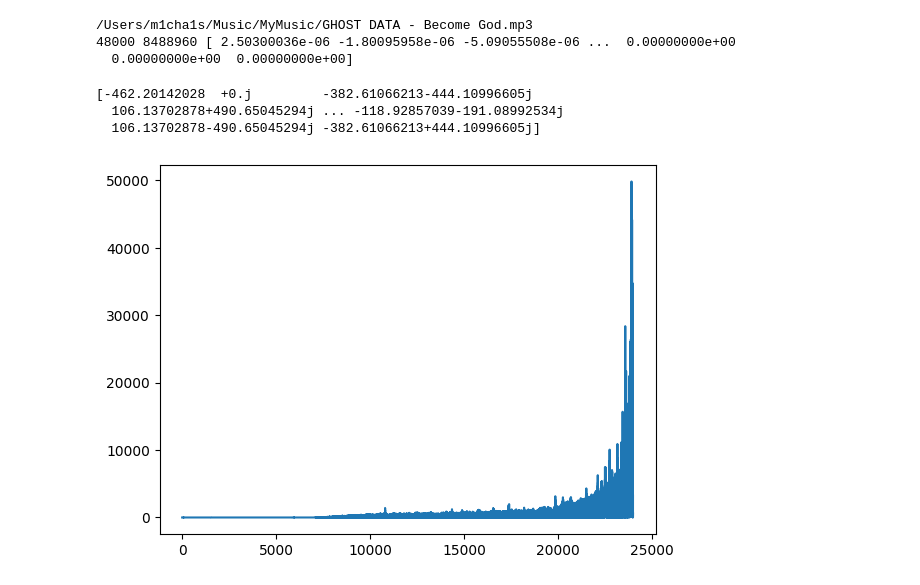
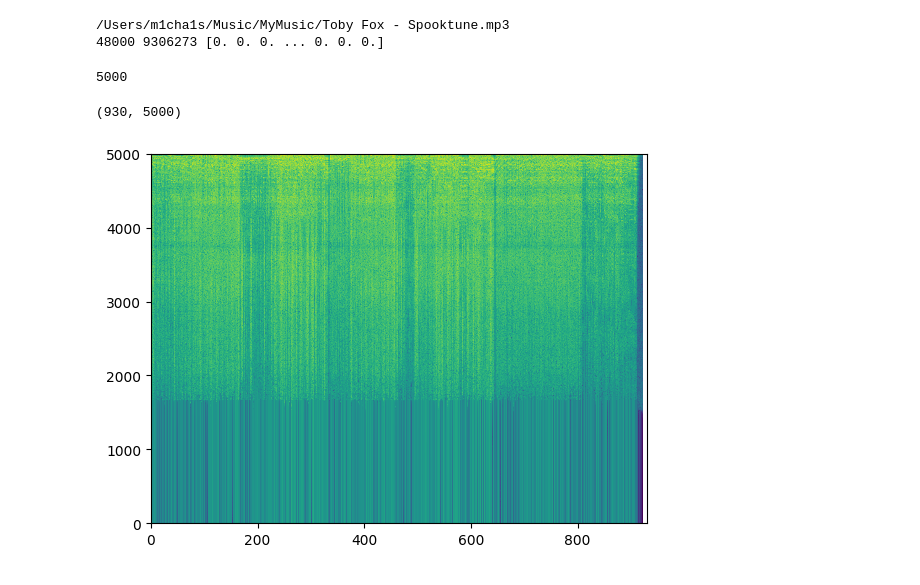
Before and after one commit to m1cha1s/music_analyser, a Jupyter notebook: ml_tagging.ipynb, the cells around one changed output. Saved outputs shown, nothing was run; the diff lists cells and outputs as text; code cells hidden in the pictures.

Commit message:
created the music data processing stuff

```diff
--- a/ml_tagging.ipynb
+++ b/ml_tagging.ipynb
@@ -25,27 +26,41 @@ print(len(tags), tags)
 # %%
-print(songs[110][0])
-y, sr = sf.read(songs[51][0])
+print(songs[0][0])
+y, sr = sf.read(songs[1][0])
 
 print(sr, len(y), y[:, 0])
 # %% [output]
-/Users/m1cha1s/Music/MyMusic/GHOST DATA - Become God.mp3
-48000 8488960 [ 2.50300036e-06 -1.80095958e-06 -5.09055508e-06 ...  0.00000000e+00
-  0.00000000e+00  0.00000000e+00]
+/Users/m1cha1s/Music/MyMusic/Toby Fox - Spooktune.mp3
+48000 9306273 [0. 0. 0. ... 0. 0. 0.]
 # %%
-Y = np.fft.fft(y[:, 0])
-N = len(Y)
-n = np.arange(N)
-T = N/sr
-freq = n/T
+song_spectogram = []
 
-print(Y)
+L = 10000
+for i in range(0, len(y), L):
+    # end = i+L if i+L < len(y) else len(y)
+    Y = np.fft.fft(y[i:i+L, 0])
+    N = len(Y)
+    n = np.arange(N)
+    T = N/sr
+    freq = n/T
 
-# plt.specgram(y[:,0])
-# plt.plot()
-plt.plot(freq[N//2:N]-(np.max(freq)//2), np.abs(Y)[N//2:N])
-plt.show()
+    # print(Y)
+
+    # plt.specgram(y[:,0])
+    # plt.plot()
+    song_spectogram.append(np.abs(Y)[N//2:N])
+    # plt.plot(freq[N//2:N]-(np.max(freq)//2), np.abs(Y)[N//2:N])
+    # plt.show()
+
+print(len(song_spectogram[0]))
 # %% [output]
-[-462.20142028  +0.j         -382.61066213-444.10996605j
-  106.13702878+490.65045294j ... -118.92857039-191.08992534j
-  106.13702878-490.65045294j -382.61066213+444.10996605j]
+5000
-[figure, removed]
+# %%
+song_spectogram = np.array(song_spectogram[:-1])
+
+print(song_spectogram.shape)
+
+plt.pcolormesh(song_spectogram.T, cmap='viridis', norm=matplotlib.colors.LogNorm())
+plt.show()
+# %% [output]
+(930, 5000)
+[figure, added]
```
Also changed, not shown: parts of 2 cells of this notebook, 2 other files.
